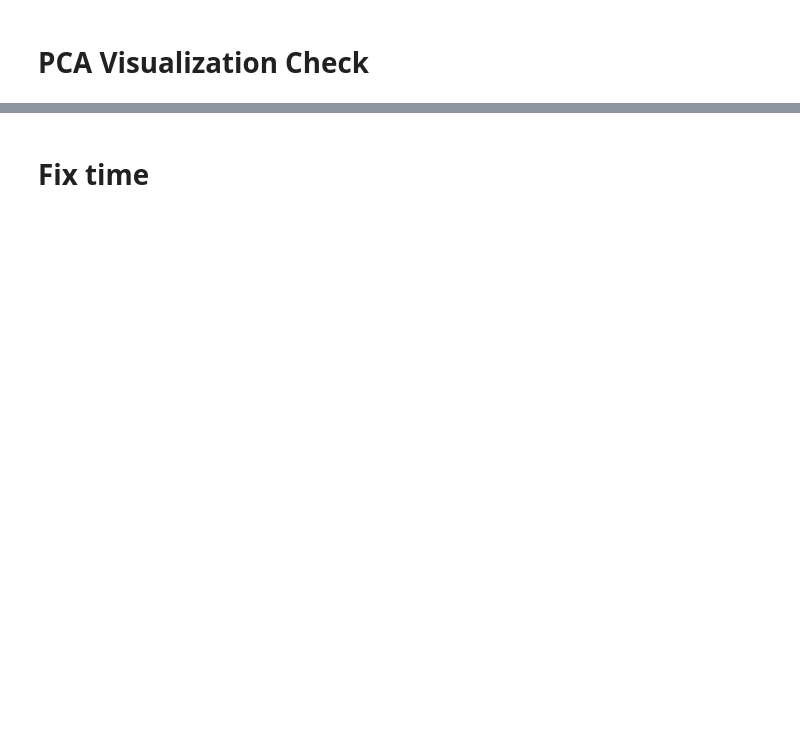
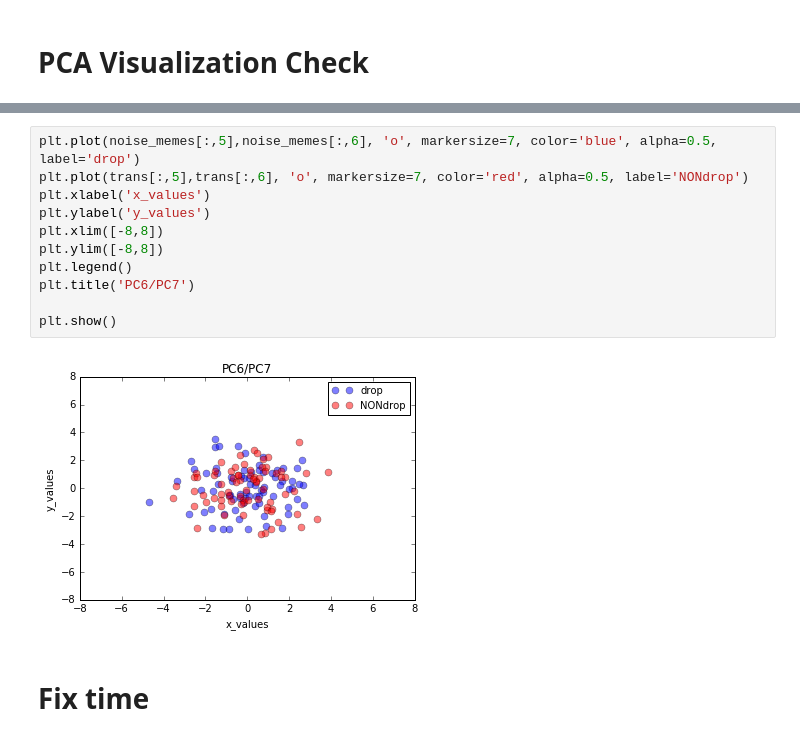
Before and after one commit to RemarkablyAverage/lab_work, a Jupyter notebook: PCA/PCA by step.ipynb, the cells around one changed output, grey strips where cells are left out. Saved outputs shown, nothing was run; the diff lists cells and outputs as text; blank space fills up the shorter version.

```diff
--- a/PCA/PCA by step.ipynb
+++ b/PCA/PCA by step.ipynb
@@ -230,4 +237,15 @@ plt.show()
+# %%
+plt.plot(noise_memes[:,5],noise_memes[:,6], 'o', markersize=7, color='blue', alpha=0.5, label='drop')
+plt.plot(trans[:,5],trans[:,6], 'o', markersize=7, color='red', alpha=0.5, label='NONdrop')
+plt.xlabel('x_values')
+plt.ylabel('y_values')
+plt.xlim([-8,8])
+plt.ylim([-8,8])
+plt.legend()
+plt.title('PC6/PC7')
+
+plt.show()
+# %% [output]
+[figure, added]
 # %% [markdown]
 # Fix time
-# %% [markdown]
-#####
```
Also changed, not shown: parts of 10 cells of this notebook.
